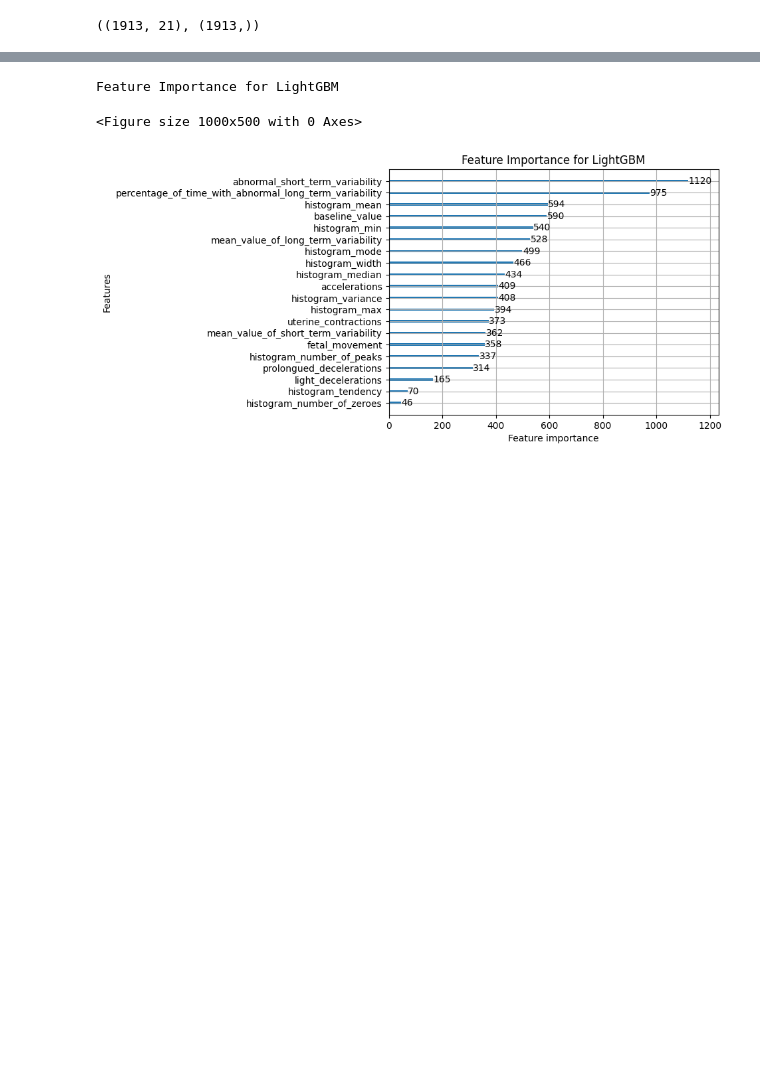
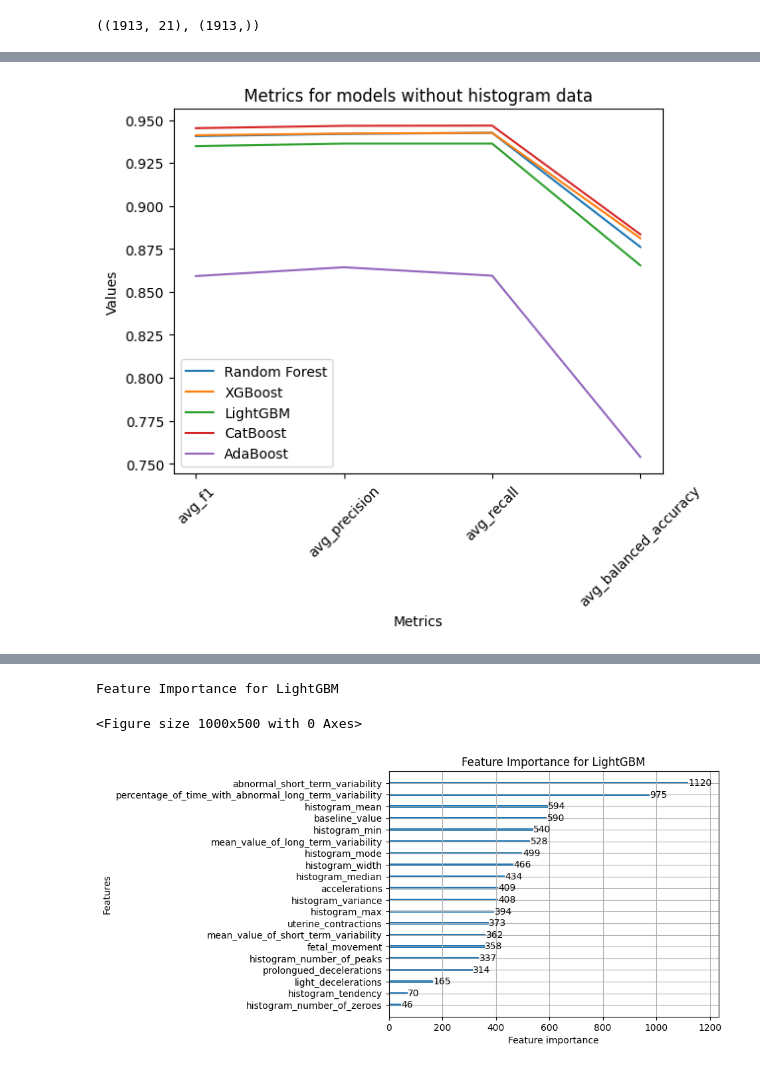
Before and after one commit to arthurcbaia/MC906, a Jupyter notebook: model_training.ipynb, the cells around one changed output, grey strips where cells are left out. Drawn from its saved outputs; the diff is of its cells as text; code cells hidden in the pictures; blank space fills up the shorter version.

```diff
--- a/model_training.ipynb
+++ b/model_training.ipynb
@@ -173,0 +278,23 @@ for metric in ["avg_f1", "avg_precision", "avg_recall", "avg_balanced_accuracy"]
+# %%
+# plot all results in a graph for each metric
+# plot all the results in the same plot
+
+fig, ax = plt.subplots()
+
+for model_name, model in models:
+    ax.plot(
+        list(dict_of_results_without_histogram[model_name].keys()),
+        list(dict_of_results_without_histogram[model_name].values()),
+        label=f"{model_name}",
+    )
+
+ax.legend()
+plt.xlabel("Metrics")
+plt.ylabel("Values")
+plt.title("Metrics for models without histogram data")
+# roate x labels
+plt.xticks(rotation=45)
+
+plt.show()
+# %% [output]
+[figure, added]
```
Also changed, not shown: parts of 17 cells of this notebook.
